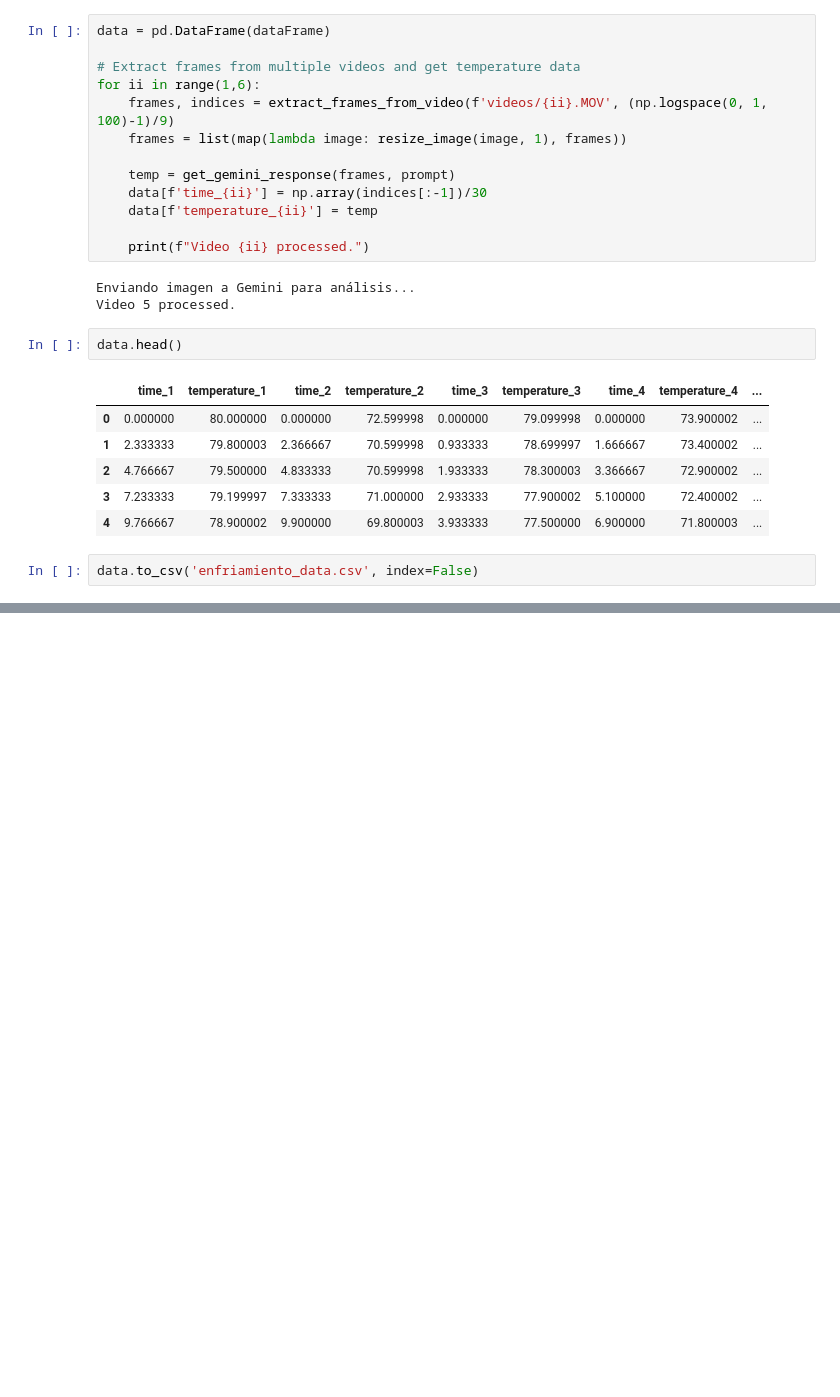
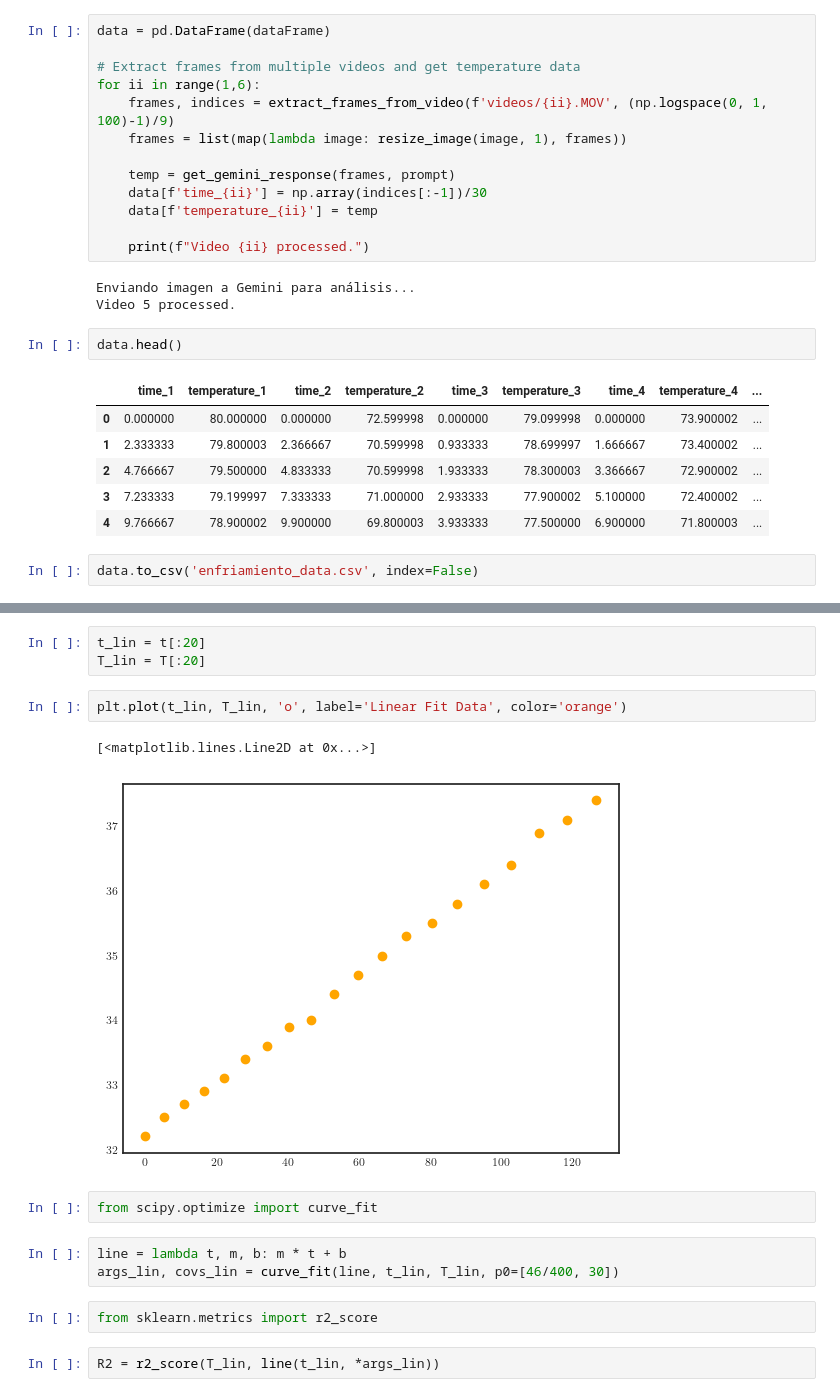
Before and after one commit to JuanSierra2003/hello-world, a Jupyter notebook: termoExp/enfriamiento/enfriamiento.ipynb, the cells around one changed output, grey strips where cells are left out. Saved outputs shown, nothing was run; the diff lists cells and outputs as text; blank space fills up the shorter version.

```diff
--- a/termoExp/enfriamiento/enfriamiento.ipynb
+++ b/termoExp/enfriamiento/enfriamiento.ipynb
@@ -96,0 +165,17 @@ data.to_csv('enfriamiento_data.csv', index=False)
+# %%
+t_lin = t[:20]
+T_lin = T[:20]
+# %%
+plt.plot(t_lin, T_lin, 'o', label='Linear Fit Data', color='orange')
+# %% [output]
+[<matplotlib.lines.Line2D at 0x...>]
+[figure, added]
+# %%
+from scipy.optimize import curve_fit
+# %%
+line = lambda t, m, b: m * t + b
+args_lin, covs_lin = curve_fit(line, t_lin, T_lin, p0=[46/400, 30])
+# %%
+from sklearn.metrics import r2_score
+# %%
+R2 = r2_score(T_lin, line(t_lin, *args_lin))
```
Also changed, not shown: parts of 16 cells of this notebook, 31 other files.
